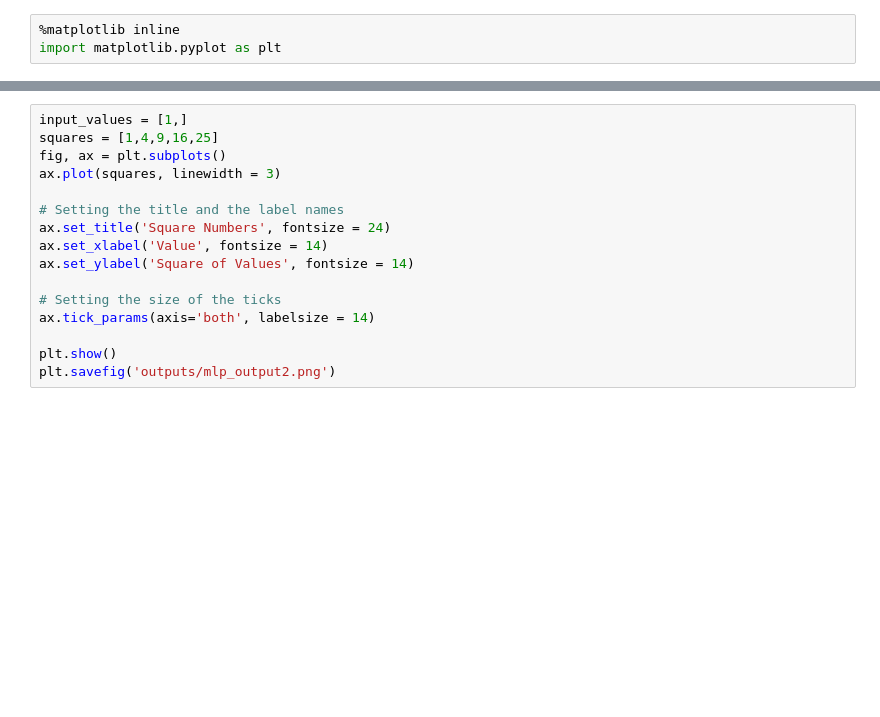
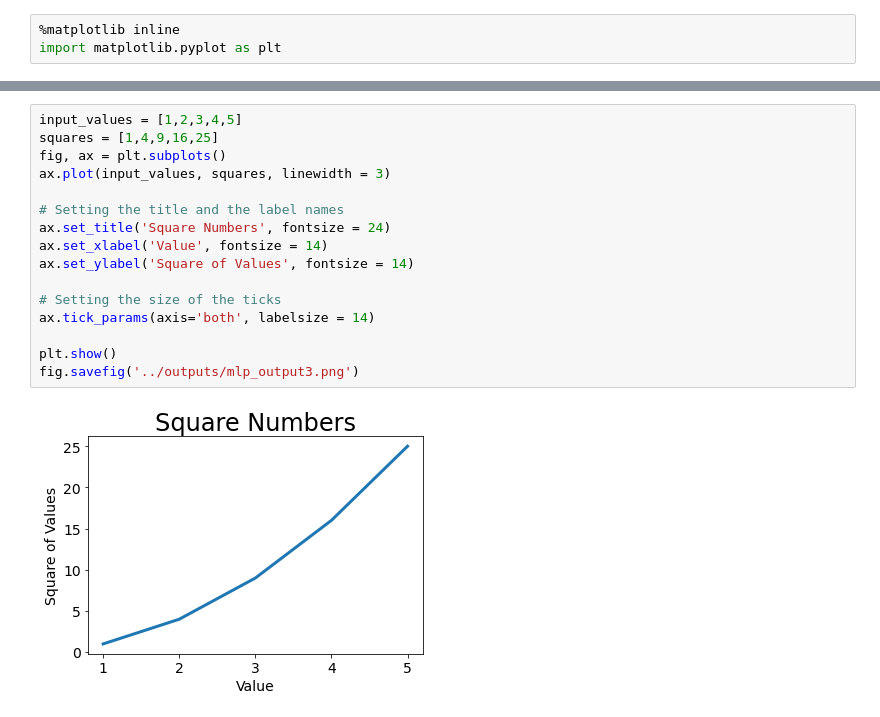
Before and after one commit to RaulMaya/Data-Visualization, a Jupyter notebook: notebooks/mlp_squares.ipynb, the cells around one changed output, grey strips where cells are left out. Cells and saved outputs as stored; diff of their text form; blank space fills up the shorter version.

Commit message:
mlp_squares complete

```diff
--- a/notebooks/mlp_squares.ipynb
+++ b/notebooks/mlp_squares.ipynb
@@ -32,16 +30,18 @@ plt.savefig('outputs/mlp_output2.png')
 # %%
-input_values = [1,]
+input_values = [1,2,3,4,5]
 squares = [1,4,9,16,25]
 fig, ax = plt.subplots()
-ax.plot(squares, linewidth = 3)
+ax.plot(input_values, squares, linewidth = 3)
 
 # Setting the title and the label names
 ax.set_title('Square Numbers', fontsize = 24)
 ax.set_xlabel('Value', fontsize = 14)
 ax.set_ylabel('Square of Values', fontsize = 14)
 
 # Setting the size of the ticks
 ax.tick_params(axis='both', labelsize = 14)
 
 plt.show()
-plt.savefig('outputs/mlp_output2.png')
+fig.savefig('../outputs/mlp_output3.png')
+# %% [output]
+[figure, added]
```
Also changed, not shown: parts of 4 cells of this notebook, 5 other files.
